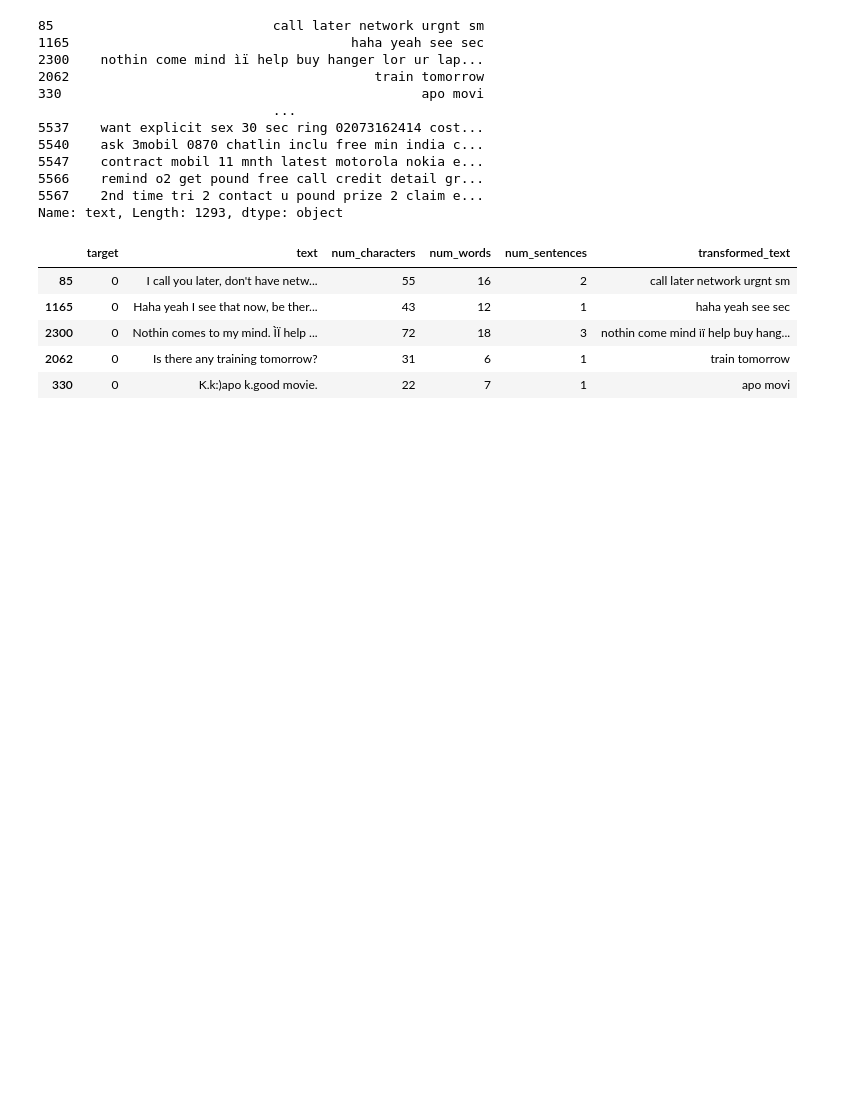
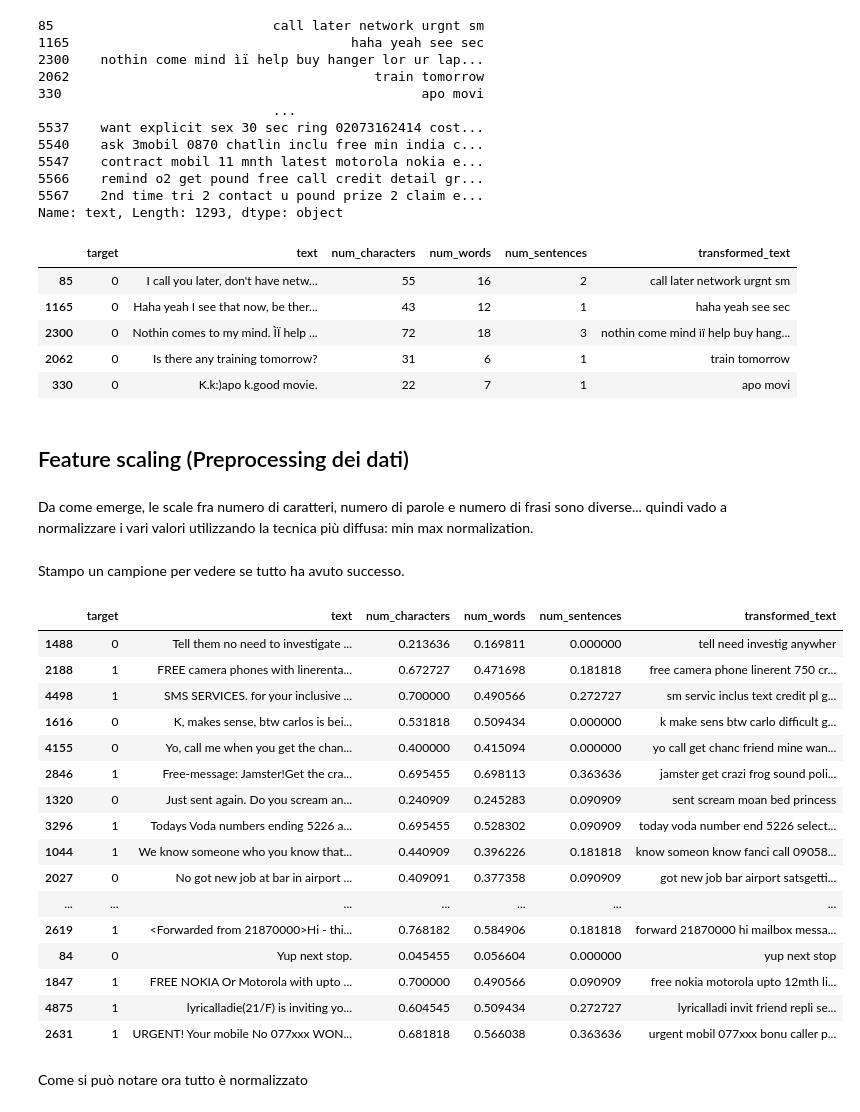
Before and after one commit to russosamuele/SMSecure, a Jupyter notebook: SMSecure.ipynb, the cells around one changed output. Cells and saved outputs as stored; diff of their text form; code cells hidden in the pictures; blank space fills up the shorter version.

Commit message:
feature scaling (Data Preparation) + add various comment near the code

```diff
--- a/SMSecure.ipynb
+++ b/SMSecure.ipynb
@@ -466,3 +468,42 @@ df.head()
 | 2300 | 0 | Nothin comes to my mind. ÌÏ help ... | 72 | 18 | 3 | nothin come mind ìï help buy hang... |
 | 2062 | 0 | Is there any training tomorrow? | 31 | 6 | 1 | train tomorrow |
 | 330 | 0 | K.k:)apo k.good movie. | 22 | 7 | 1 | apo movi |
+# %% [markdown]
+
+## Feature scaling (Preprocessing dei dati)
+# %% [markdown]
+Da come emerge, le scale fra numero di caratteri, numero di parole e numero di frasi sono diverse... quindi vado a normalizzare i vari valori utilizzando la tecnica più diffusa: min max normalization.
+# %%
+from sklearn.preprocessing import MinMaxScaler
+
+#colonne che voglio normalizzare
+features_to_normalize = ['num_characters', 'num_words', 'num_sentences']
+
+#oggetto che permette la normalizzazione
+scaler = MinMaxScaler()
+
+df[features_to_normalize] = scaler.fit_transform(df[features_to_normalize])
+# %% [markdown]
+Stampo un campione per vedere se tutto ha avuto successo.
+# %%
+df.sample(50)
+# %% [output]
+|  | target | text | num_characters | num_words | num_sentences | transformed_text |
+| 1488 | 0 | Tell them no need to investigate ... | 0.213636 | 0.169811 | 0.000000 | tell need investig anywher |
+| 2188 | 1 | FREE camera phones with linerenta... | 0.672727 | 0.471698 | 0.181818 | free camera phone linerent 750 cr... |
+| 4498 | 1 | SMS SERVICES. for your inclusive ... | 0.700000 | 0.490566 | 0.272727 | sm servic inclus text credit pl g... |
+| 1616 | 0 | K, makes sense, btw carlos is bei... | 0.531818 | 0.509434 | 0.000000 | k make sens btw carlo difficult g... |
+| 4155 | 0 | Yo, call me when you get the chan... | 0.400000 | 0.415094 | 0.000000 | yo call get chanc friend mine wan... |
+| 2846 | 1 | Free-message: Jamster!Get the cra... | 0.695455 | 0.698113 | 0.363636 | jamster get crazi frog sound poli... |
+| 1320 | 0 | Just sent again. Do you scream an... | 0.240909 | 0.245283 | 0.090909 | sent scream moan bed princess |
+| 3296 | 1 | Todays Voda numbers ending 5226 a... | 0.695455 | 0.528302 | 0.090909 | today voda number end 5226 select... |
+| 1044 | 1 | We know someone who you know that... | 0.440909 | 0.396226 | 0.181818 | know someon know fanci call 09058... |
+| 2027 | 0 | No got new job at bar in airport ... | 0.409091 | 0.377358 | 0.090909 | got new job bar airport satsgetti... |
+| ... | ... | ... | ... | ... | ... | ... |
+| 2619 | 1 | <Forwarded from 21870000>Hi - thi... | 0.768182 | 0.584906 | 0.181818 | forward 21870000 hi mailbox messa... |
+| 84 | 0 | Yup next stop. | 0.045455 | 0.056604 | 0.000000 | yup next stop |
+| 1847 | 1 | FREE NOKIA Or Motorola with upto ... | 0.700000 | 0.490566 | 0.090909 | free nokia motorola upto 12mth li... |
+| 4875 | 1 | lyricalladie(21/F) is inviting yo... | 0.604545 | 0.509434 | 0.272727 | lyricalladi invit friend repli se... |
+| 2631 | 1 | URGENT! Your mobile No 077xxx WON... | 0.681818 | 0.566038 | 0.363636 | urgent mobil 077xxx bonu caller p... |
+# %% [markdown]
+Come si può notare ora tutto è normalizzato
```
Also changed, not shown: parts of 9 cells of this notebook.
